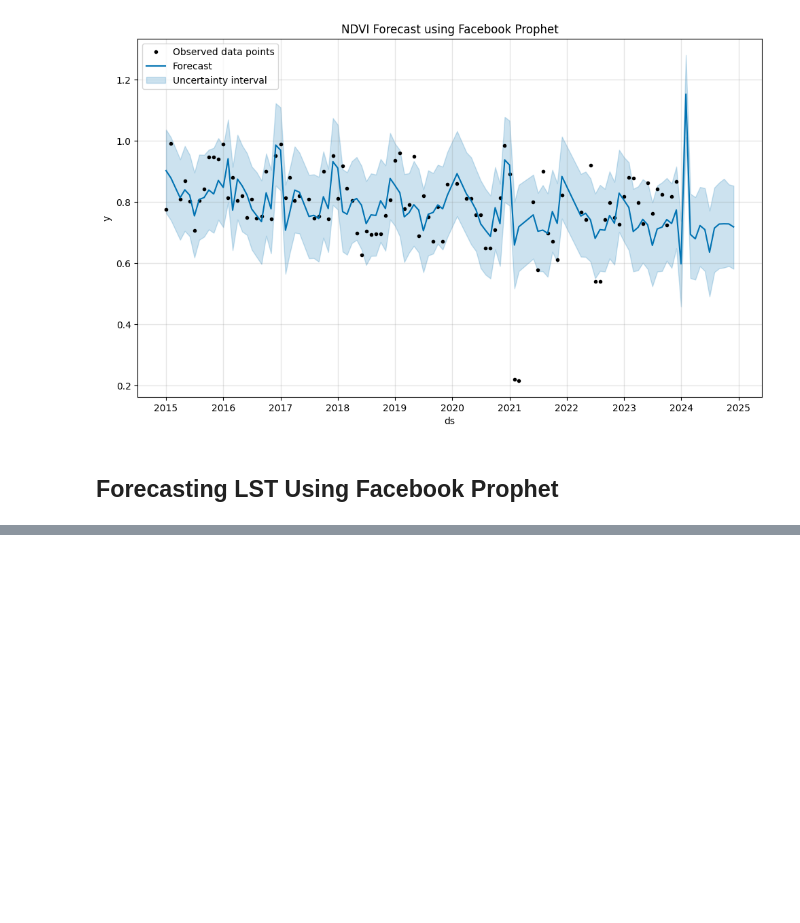
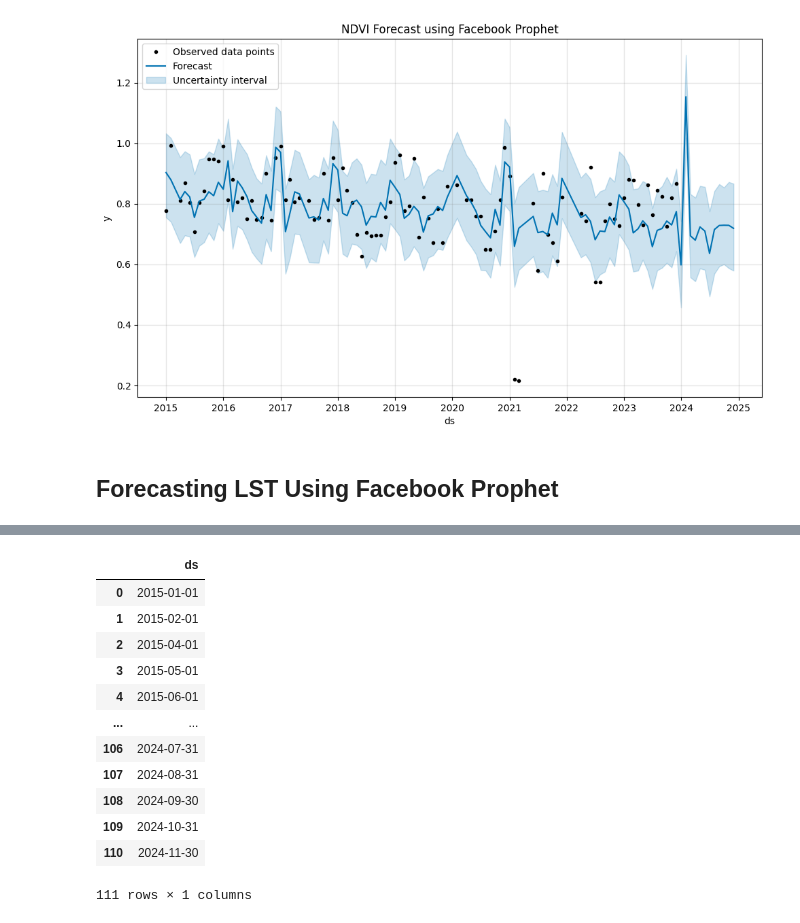
Before and after one commit to fash22/NDVI-LST-Analysis, a Jupyter notebook: forecasting.ipynb, the cells around one changed output, grey strips where cells are left out. Saved outputs shown, nothing was run; the diff lists cells and outputs as text; code cells hidden in the pictures; blank space fills up the shorter version.

```diff
--- a/forecasting.ipynb
+++ b/forecasting.ipynb
@@ -89,0 +138,16 @@ plt.show()
+# %%
+future
+# %% [output]
+|  | ds |
+| 0 | 2015-01-01 |
+| 1 | 2015-02-01 |
+| 2 | 2015-04-01 |
+| 3 | 2015-05-01 |
+| 4 | 2015-06-01 |
+| ... | ... |
+| 106 | 2024-07-31 |
+| 107 | 2024-08-31 |
+| 108 | 2024-09-30 |
+| 109 | 2024-10-31 |
+| 110 | 2024-11-30 |
+111 rows × 1 columns
```
Also changed, not shown: parts of 6 cells of this notebook.
